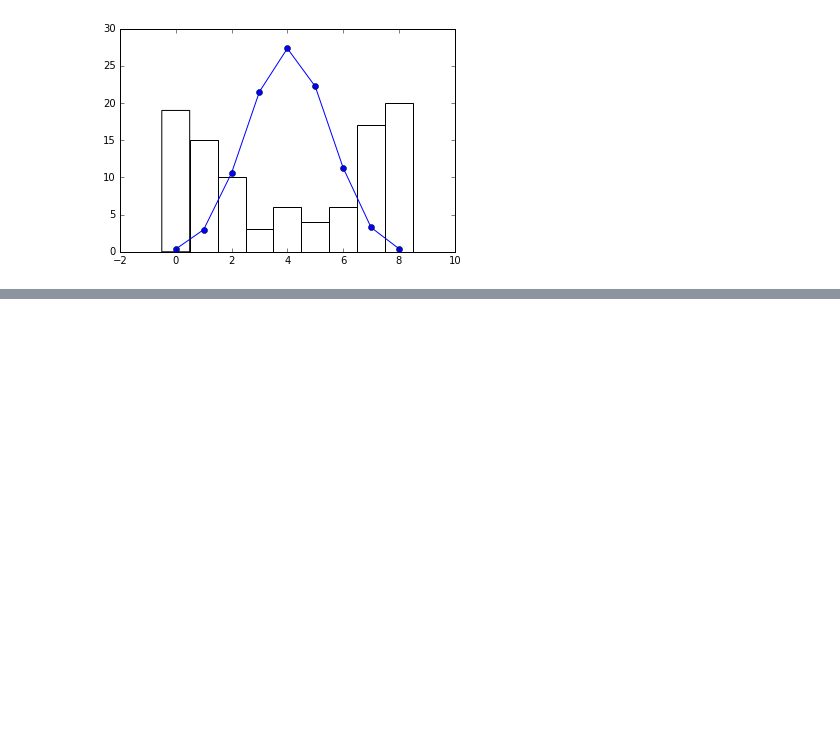
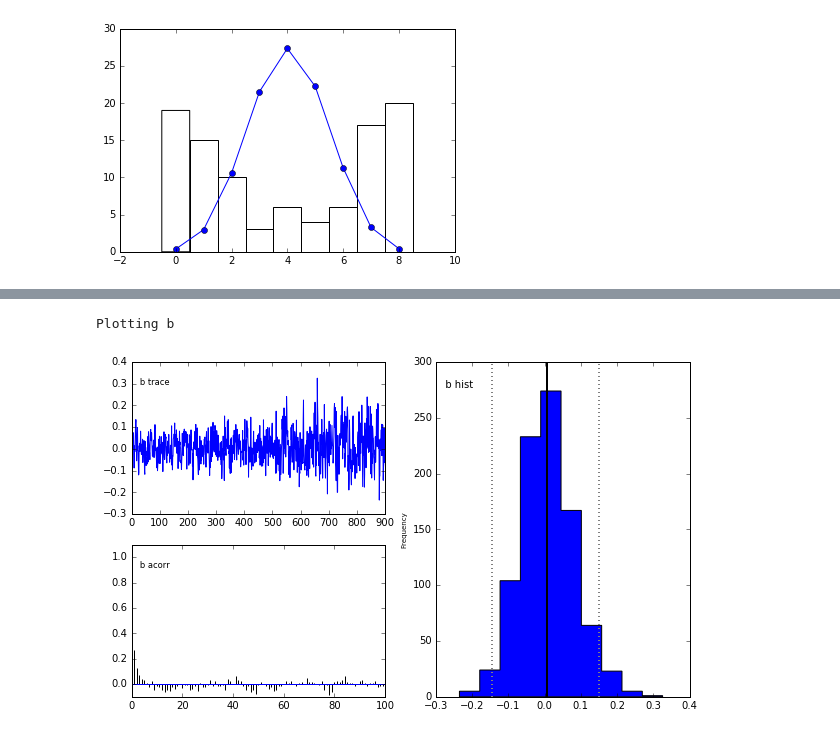
Before and after one commit to kyohei-koga/stastical_modeling_for-_data_analysis, a Jupyter notebook: 10hierarchical_Bayesian_model/10-1.ipynb, the cells around one changed output, grey strips where cells are left out. Saved outputs shown, nothing was run; the diff lists cells and outputs as text; code cells hidden in the pictures; blank space fills up the shorter version.

```diff
--- a/10hierarchical_Bayesian_model/10-1.ipynb
+++ b/10hierarchical_Bayesian_model/10-1.ipynb
@@ -43,0 +44,5 @@ mcmc.sample(iter=10000,burn=1000,thin=10)
+# %%
+pymc.Matplot.plot(mcmc.trace('b'),common_scale=False)
+# %% [output]
+Plotting b
+[figure, added]
```
Also changed, not shown: parts of 8 cells of this notebook, 5 other files.
